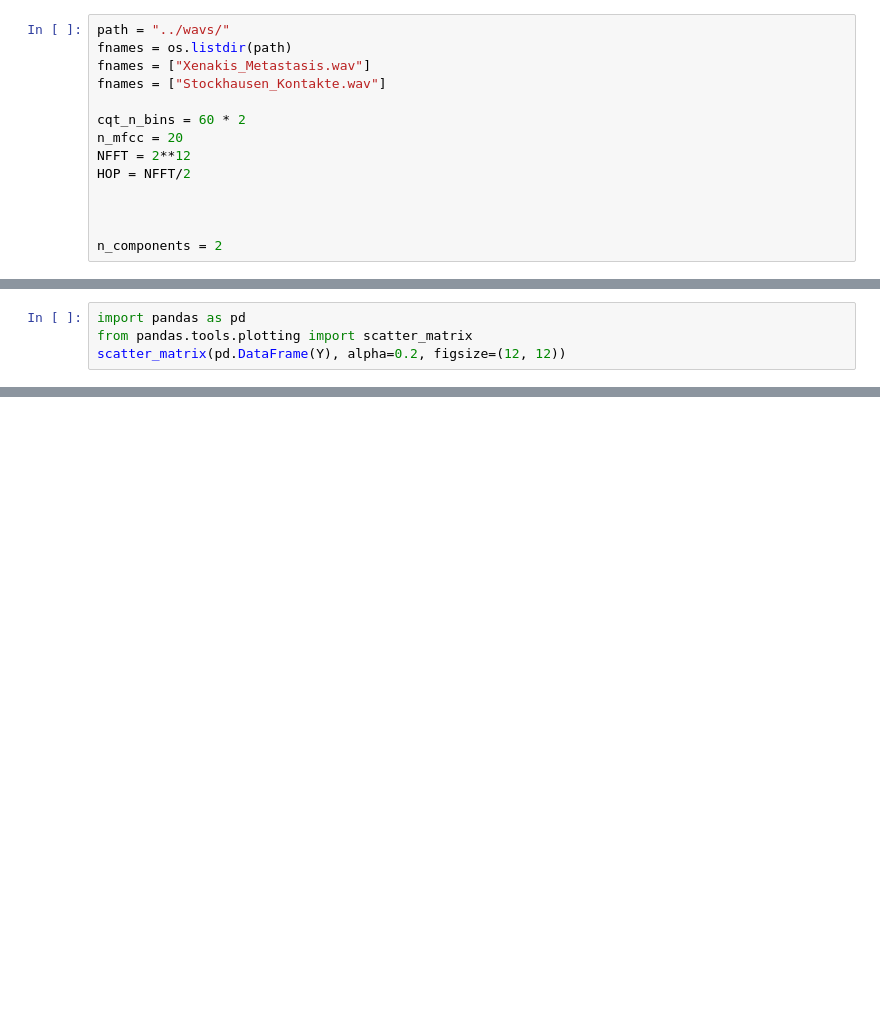
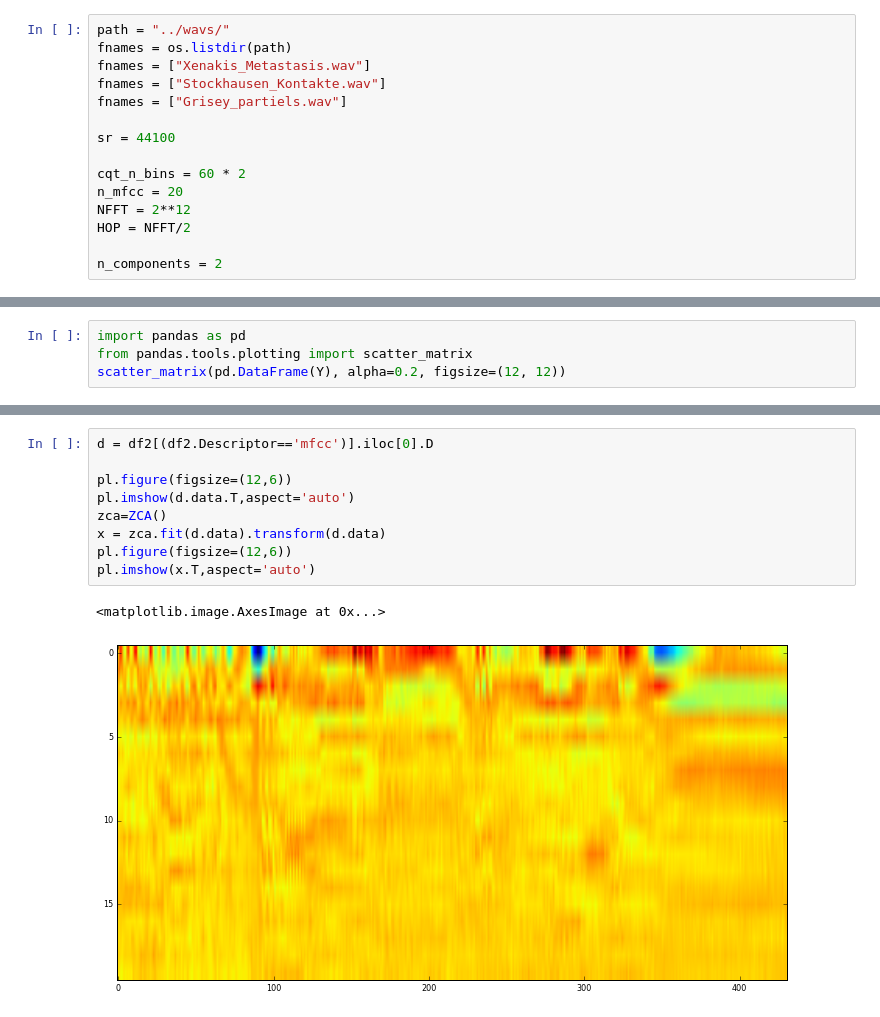
Before and after one commit to pabloriera/machinemusic, a Jupyter notebook: mir/Audio Descriptors Dimensionality Reduction.ipynb, the cells around one changed output, grey strips where cells are left out. Saved outputs shown, nothing was run; the diff lists cells and outputs as text; blank space fills up the shorter version.

```diff
--- a/mir/Audio Descriptors Dimensionality Reduction.ipynb
+++ b/mir/Audio Descriptors Dimensionality Reduction.ipynb
@@ -17,12 +60,13 @@ path = "../wavs/"
 fnames = os.listdir(path)
 fnames = ["Xenakis_Metastasis.wav"]
 fnames = ["Stockhausen_Kontakte.wav"]
+fnames = ["Grisey_partiels.wav"]
+
+sr = 44100
 
 cqt_n_bins = 60 * 2
 n_mfcc = 20
 NFFT = 2**12
 HOP = NFFT/2
 
-
-
 n_components = 2
@@ -175,0 +264,12 @@ import sompy as SOM
+# %%
+d = df2[(df2.Descriptor=='mfcc')].iloc[0].D
+
+pl.figure(figsize=(12,6))
+pl.imshow(d.data.T,aspect='auto')
+zca=ZCA()
+x = zca.fit(d.data).transform(d.data)
+pl.figure(figsize=(12,6))
+pl.imshow(x.T,aspect='auto')
+# %% [output]
+<matplotlib.image.AxesImage at 0x...>
+[figure, added]
```
Also changed, not shown: parts of 25 cells of this notebook.
